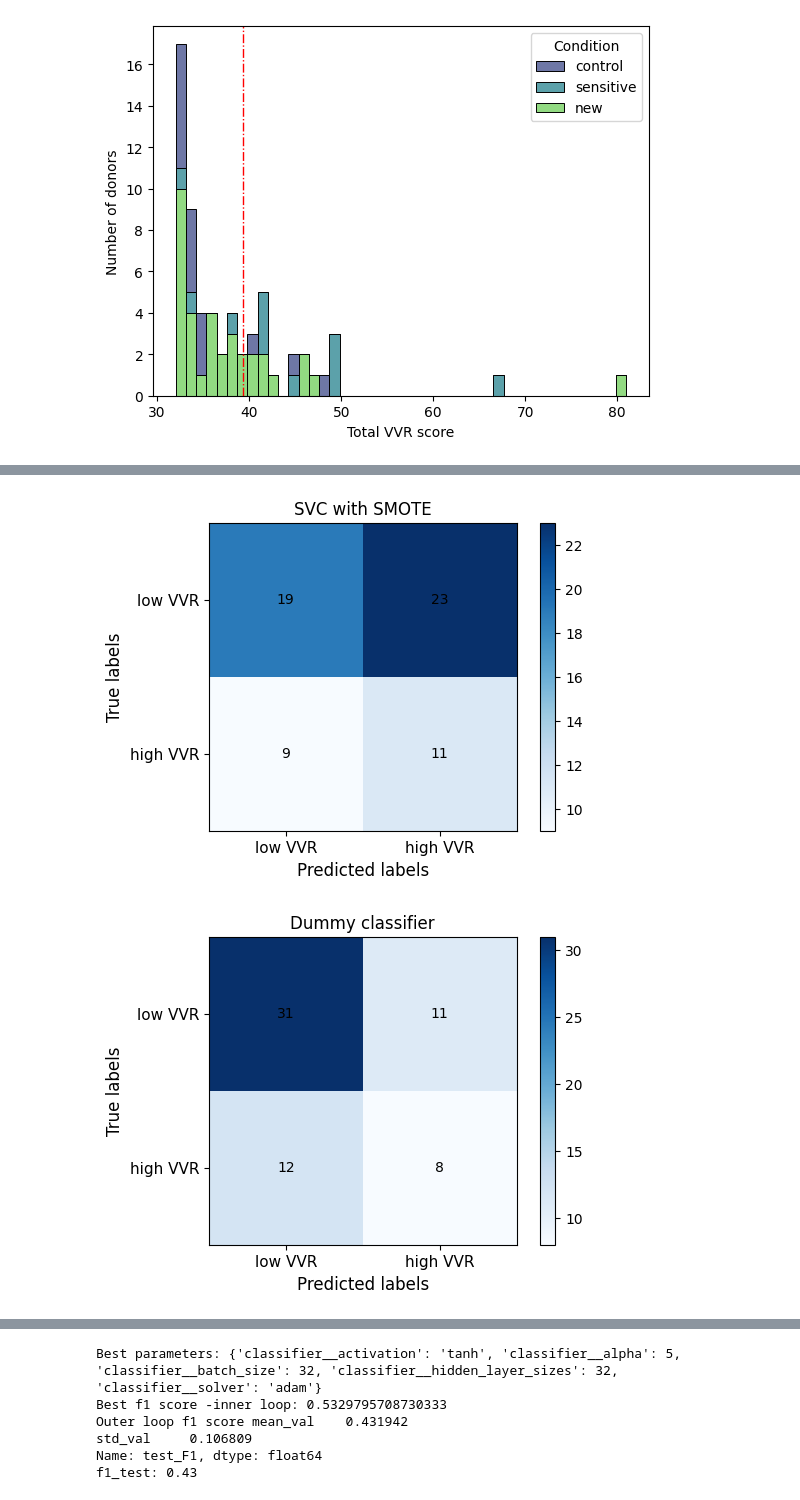
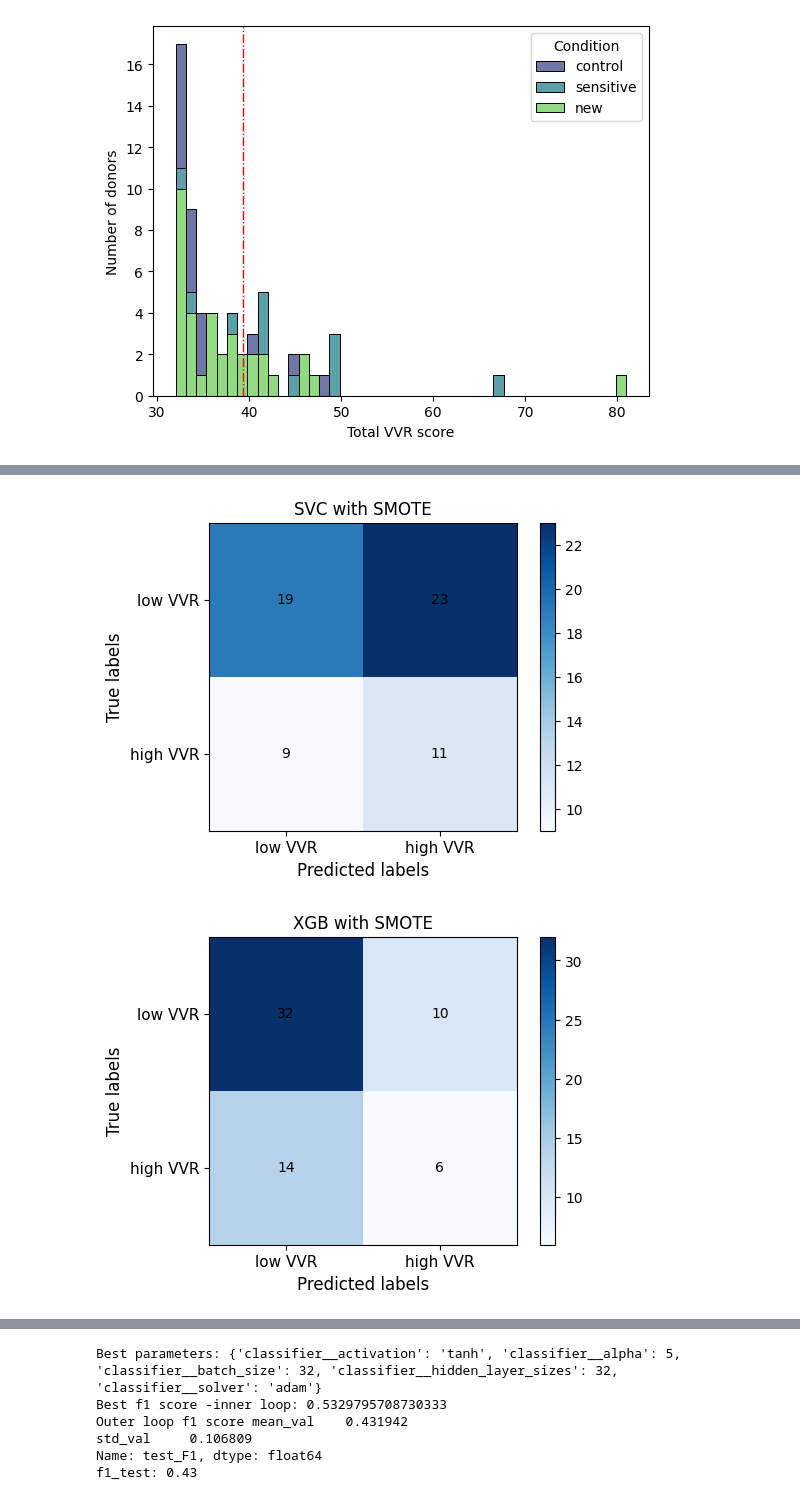
Before and after one commit to turkilerimeliz/Faint-Project, a Jupyter notebook: Model_Implementation.ipynb, the cells around one changed output, grey strips where cells are left out. Cells and saved outputs as stored; diff of their text form; code cells hidden in the pictures.

```diff
--- a/Model_Implementation.ipynb
+++ b/Model_Implementation.ipynb
@@ -96,6 +97,6 @@ print(os.getcwd())
 # define random_seed
 random_number = 120
 # %%
-# define data path and upload master dataset
-file_path ='datain/preprocessed_faint.csv'
-df_orig = pd.read_csv(file_path)
+# define data path and upload cleaned dataset
+file_path ='datain/cleaned_faint.csv'
+df = pd.read_csv(file_path)
@@ -388,16 +103,3 @@ plt.show()
-# %%
-# create a list to flag neccessary columns
-neccessary_col=df_final.filter(regex='au').columns.to_list()
-neccessary_col.extend(['donor_id',
-                       'VVR_sum',
-                       'SSAS_sum',
-                       'Condition',
-                       'Gender',
-                       'VVR_group'
-  ])
-
-# drop unnecessary columns
-df= df_final[neccessary_col].copy()
 # %%
 # define features and targets
 
@@ -1006,13 +712,14 @@ def conf_matrix_plt(cm, title):
     for text in cm_fig.ax_.texts:
       text.set_color("black")
 # %%
-# report confusion matrix for three model
+# report confusion matrix
 conf_matrix_plt(cm_rft_smote, "RFT with SMOTE")
 conf_matrix_plt(cm_mlp_smote, "MLP with SMOTE")
 conf_matrix_plt(cm_svc_smote, "SVC with SMOTE")
+conf_matrix_plt(cm_xgb_smote, "XGB with SMOTE")
 conf_matrix_plt(cm_dummy_str, "Dummy classifier")
 # %% [output]
 [figure]
 [figure]
 [figure]
-[figure, old version]
+[figure, new version]
```
Also changed, not shown: parts of 66 cells of this notebook, 1 other file.
